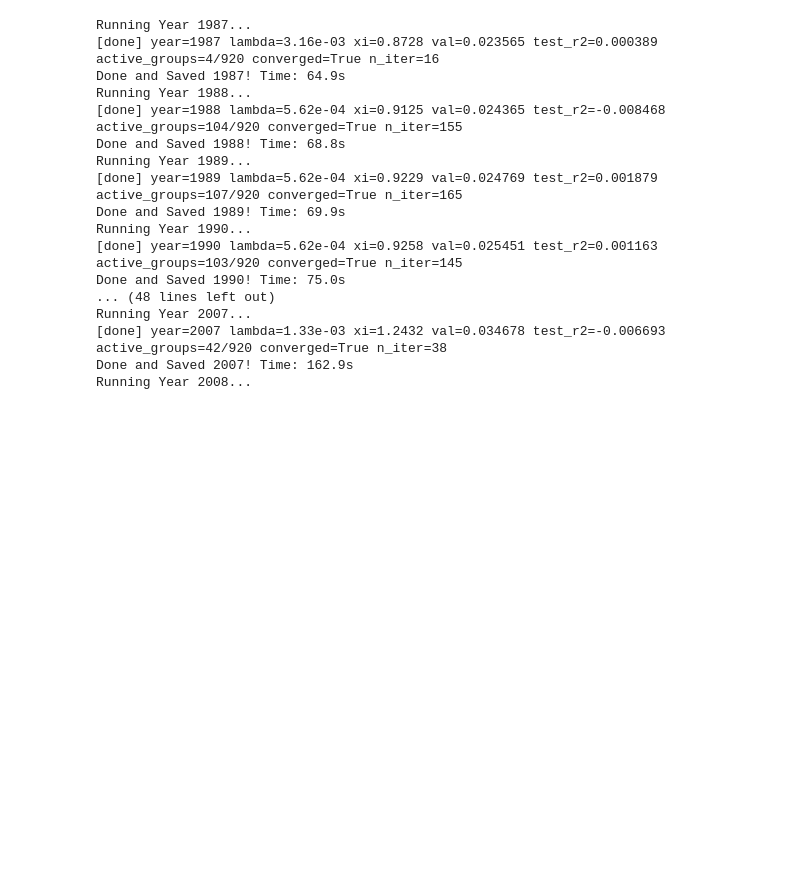
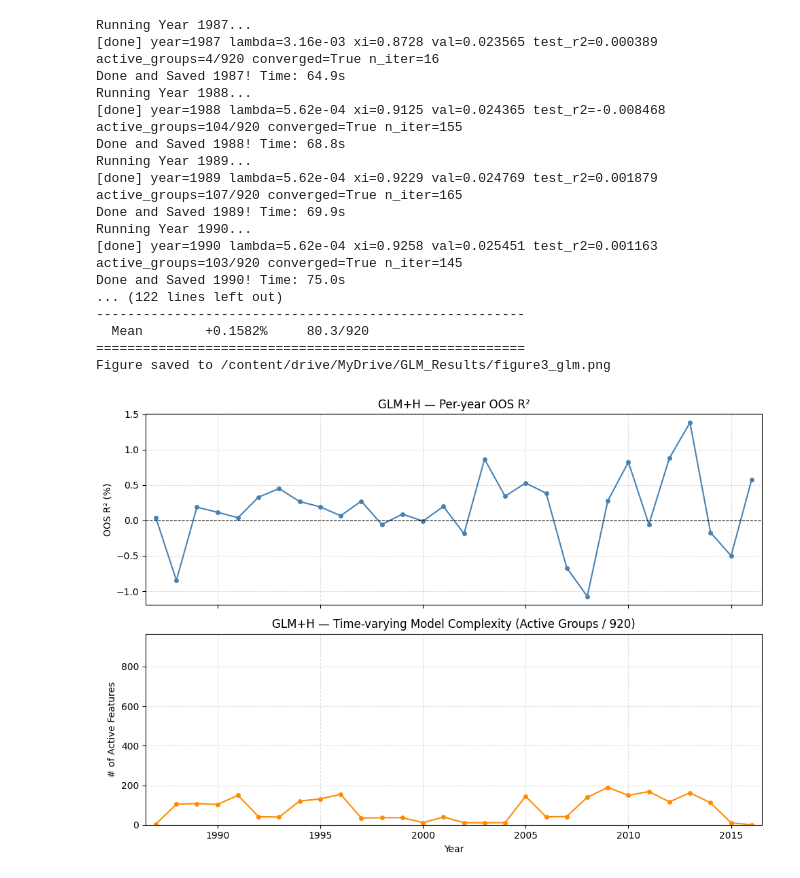
Before and after one commit to xwang335/Campbell-A, a Jupyter notebook: GLM.ipynb, the cells around one changed output. Saved outputs shown, nothing was run; the diff lists cells and outputs as text; code cells hidden in the pictures; blank space fills up the shorter version.

```diff
--- a/GLM.ipynb
+++ b/GLM.ipynb
@@ -1312,7 +1312,7 @@ glm_config = GLMConfig(
     feature_names=FEATURE_NAMES,
     n_linear_features=74,
     n_knots=3,
-    lambda_grid= list(np.logspace(-4, -1, 9)),
+    lambda_grid= list(np.logspace(-4, -1, 20)),
     loss_type="huber",
     xi=None,
     max_iter=500, #1000
@@ -1357,37 +1357,38 @@ for year in test_years:
         joblib.dump(res, save_path)
         all_predictions.append(res["predictions"])
         yearly_records.append({
             "year": year,
             "test_r2": res["test_r2"],
             "n_active": int(res["active_df"]["active"].sum())
         })
         print(f"Done and Saved {year}! Time: {elapsed:.1f}s")
     else:
         print(f"Year {year} returned None. Time: {elapsed:.1f}s")
 
 if all_predictions:
     results = pd.concat(all_predictions, ignore_index=True)
-    report(results, "glm")
+    report(results, "glm", save_path=save_dir)
 else:
     print("No predictions collected.")
 
 report_yearly(yearly_records, model_name="glm", n_total_groups=920,
-              save_path=f"{save_dir}/figure3_glm.png")
+              save_path=save_dir)
 # %% [output]
 Running Year 1987...
 [done] year=1987 lambda=3.16e-03 xi=0.8728 val=0.023565 test_r2=0.000389 active_groups=4/920 converged=True n_iter=16
 Done and Saved 1987! Time: 64.9s
 Running Year 1988...
 [done] year=1988 lambda=5.62e-04 xi=0.9125 val=0.024365 test_r2=-0.008468 active_groups=104/920 converged=True n_iter=155
 Done and Saved 1988! Time: 68.8s
 Running Year 1989...
 [done] year=1989 lambda=5.62e-04 xi=0.9229 val=0.024769 test_r2=0.001879 active_groups=107/920 converged=True n_iter=165
 Done and Saved 1989! Time: 69.9s
 Running Year 1990...
 [done] year=1990 lambda=5.62e-04 xi=0.9258 val=0.025451 test_r2=0.001163 active_groups=103/920 converged=True n_iter=145
 Done and Saved 1990! Time: 75.0s
-... (48 lines left out)
-Running Year 2007...
-[done] year=2007 lambda=1.33e-03 xi=1.2432 val=0.034678 test_r2=-0.006693 active_groups=42/920 converged=True n_iter=38
-Done and Saved 2007! Time: 162.9s
-Running Year 2008...
+... (122 lines left out)
+-------------------------------------------------------
+  Mean        +0.1582%     80.3/920
+=======================================================
+Figure saved to /content/drive/MyDrive/GLM_Results/figure3_glm.png
+[figure, added]
```
Also changed, not shown: parts of 7 cells of this notebook.
